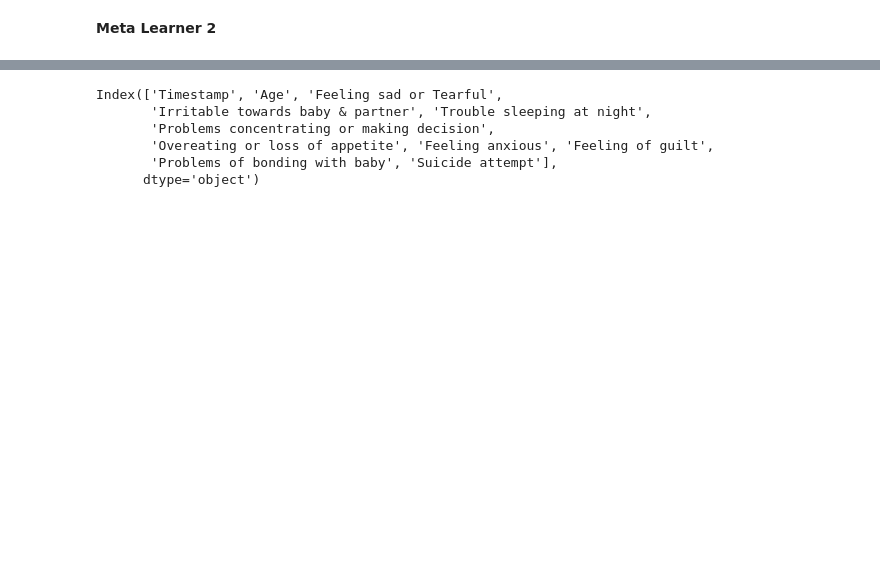
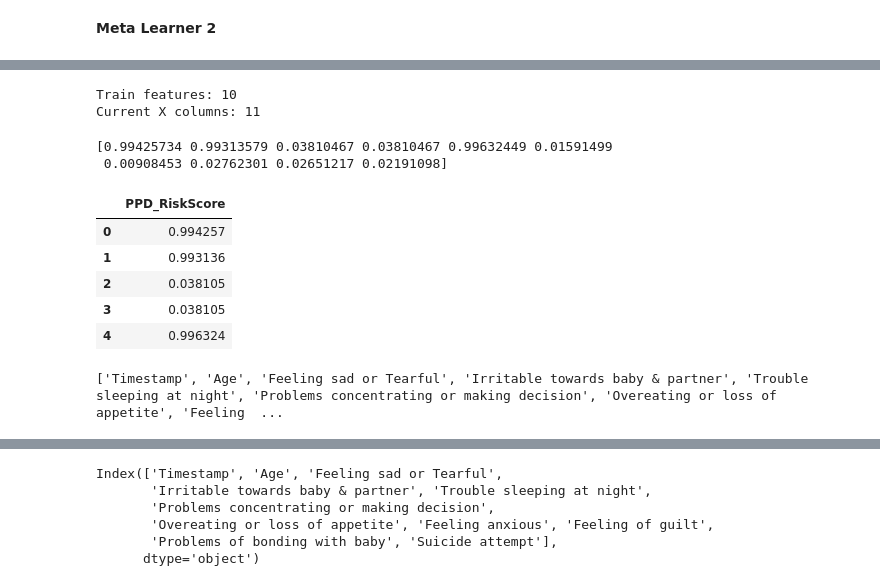
Before and after one commit to Abhi101004/Final-Year-Project, a Jupyter notebook: FYP.ipynb, the cells around one changed output, grey strips where cells are left out. Saved outputs shown, nothing was run; the diff lists cells and outputs as text; code cells hidden in the pictures; blank space fills up the shorter version.

```diff
--- a/FYP.ipynb
+++ b/FYP.ipynb
@@ -1050,3 +1177,9 @@ risk_scores = stacked_classifier.predict_proba(X)[:, 1]
+# %%
+print("Train features:", stacked_classifier.n_features_in_)
+print("Current X columns:", X.shape[1])
+# %% [output]
+Train features: 10
+Current X columns: 11
 # %%
 def assign_therapy(p_ppd):
     """
@@ -1076,3 +1209,32 @@ y = df['PPD_Label']      # or whatever you named the target (0/1)
 
 # 2. Train the MDKR/stacked model (you already did this)
 # stacked_classifier = ...
+# %%
+import numpy as np
+import pandas as pd
+
+X = df[feature_cols].copy()
+
+# Convert age like "35-40" -> 37.5
+def parse_age(a):
+    if pd.isna(a):
+        return np.nan
+    a = str(a).strip()
+    if "-" in a:
+        lo, hi = a.split("-", 1)
+        return (float(lo) + float(hi)) / 2
+    return float(a)  # works if it's "23" etc.
+
+X["Age"] = X["Age"].apply(parse_age)
+
+# Ensure all columns numeric
+X = X.apply(lambda c: pd.to_numeric(c, errors="coerce"))
+
+# Fill any remaining NaNs (same idea you used before)
+X = X.fillna(X.median(numeric_only=True))
+
+risk_scores_all = stacked_classifier.predict_proba(X)[:, 1]
+print(risk_scores_all[:10])
+# %% [output]
+[0.99425734 0.99313579 0.03810467 0.03810467 0.99632449 0.01591499
+ 0.00908453 0.02762301 0.02651217 0.02191098]
@@ -1079,3 +1243,12 @@ y = df['PPD_Label']      # or whatever you named the target (0/1)
+# %%
+df[["PPD_RiskScore"]].head()
+# %% [output]
+|  | PPD_RiskScore |
+| 0 | 0.994257 |
+| 1 | 0.993136 |
+| 2 | 0.038105 |
+| 3 | 0.038105 |
+| 4 | 0.996324 |
 # %%
 def get_risk_level(score):
     if score >= 0.85:
@@ -1086,6 +1259,10 @@ def get_risk_level(score):
         return "Low"
 
 df["Risk_Level"] = df["PPD_RiskScore"].apply(get_risk_level)
+# %%
+print(df.columns.tolist())
+# %% [output]
+['Timestamp', 'Age', 'Feeling sad or Tearful', 'Irritable towards baby & partner', 'Trouble sleeping at night', 'Problems concentrating or making decision', 'Overeating or loss of appetite', 'Feeling  ...
 # %%
 def assign_therapy(score):
     if score >= 0.85:
```
Also changed, not shown: parts of 43 cells of this notebook, 4 other files.
